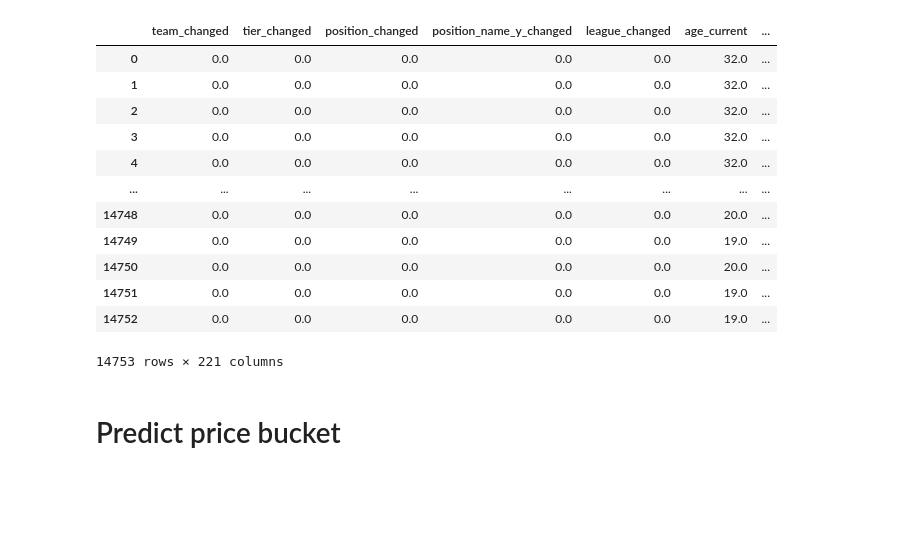
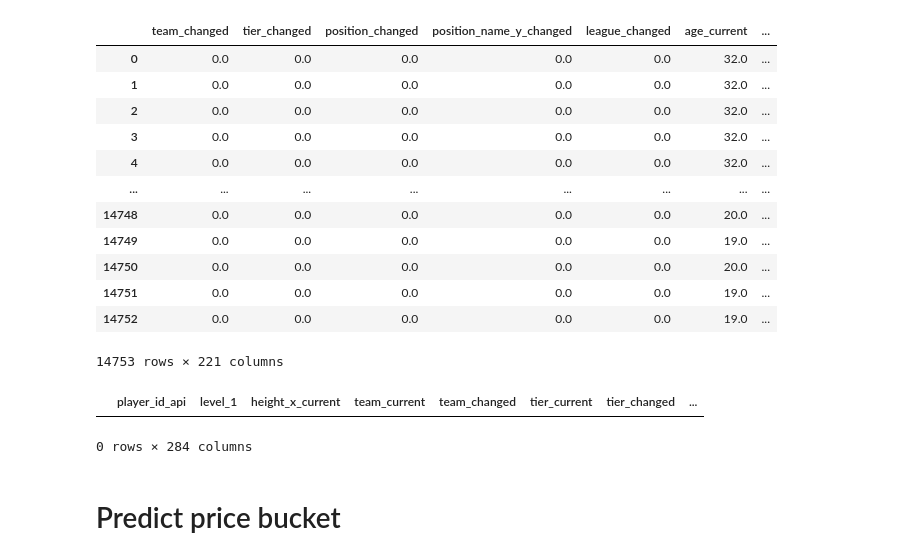
Before and after one commit to GolAITech/models, a Jupyter notebook: notebooks/all_positions_historical.ipynb, the cells around one changed output. Drawn from its saved outputs; the diff is of its cells as text; code cells hidden in the pictures; blank space fills up the shorter version.

```diff
--- a/notebooks/all_positions_historical.ipynb
+++ b/notebooks/all_positions_historical.ipynb
@@ -468,6 +477,11 @@ clean_data[cat_features + num_features]
 | 14751 | 0.0 | 0.0 | 0.0 | 0.0 | 0.0 | 19.0 | ... |
 | 14752 | 0.0 | 0.0 | 0.0 | 0.0 | 0.0 | 19.0 | ... |
 14753 rows × 221 columns
+# %%
+norm_data[norm_data.normalised_market_value_delta.isna()]
+# %% [output]
+|  | player_id_api | level_1 | height_x_current | team_current | team_changed | tier_current | tier_changed | ... |
+0 rows × 284 columns
 # %%
 numeric_transformer = Pipeline(
     steps=[
```
Also changed, not shown: parts of 23 cells of this notebook.
